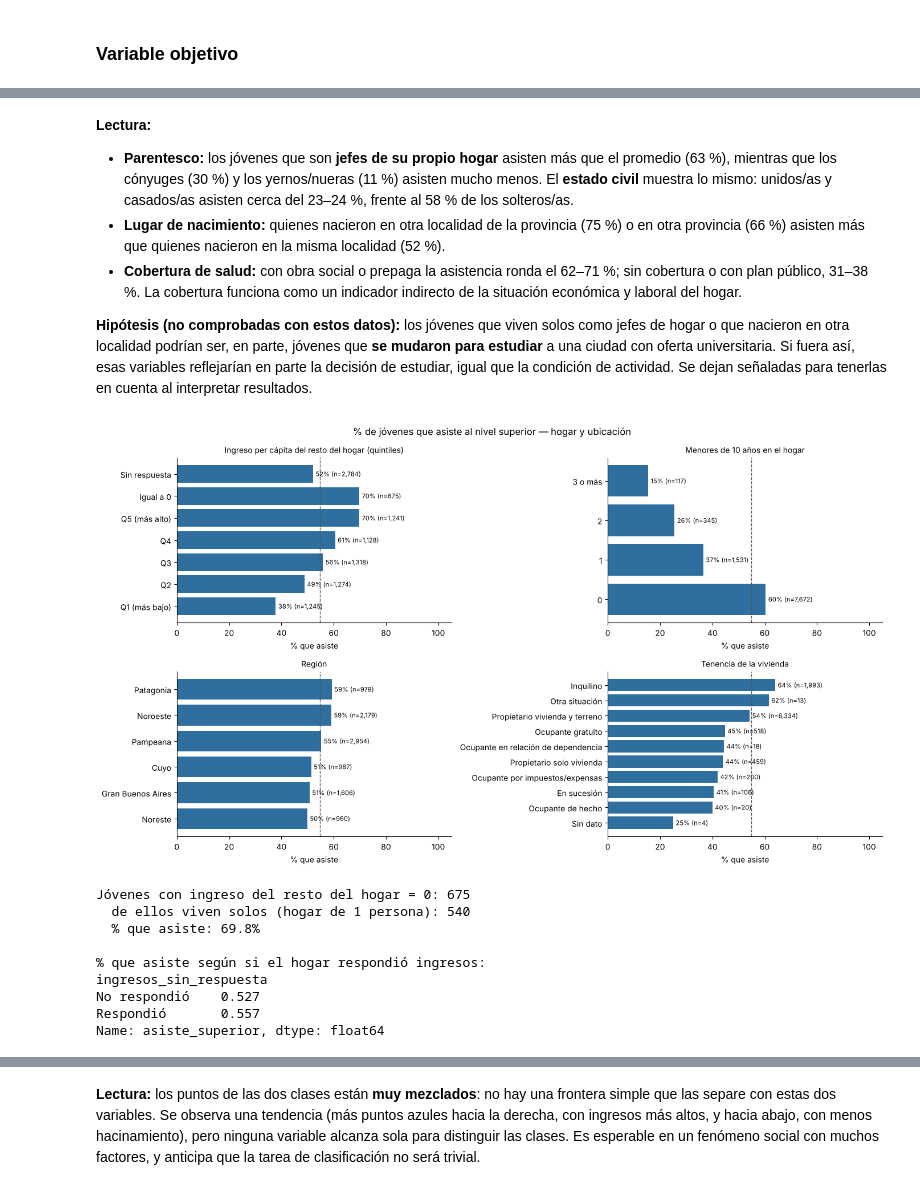
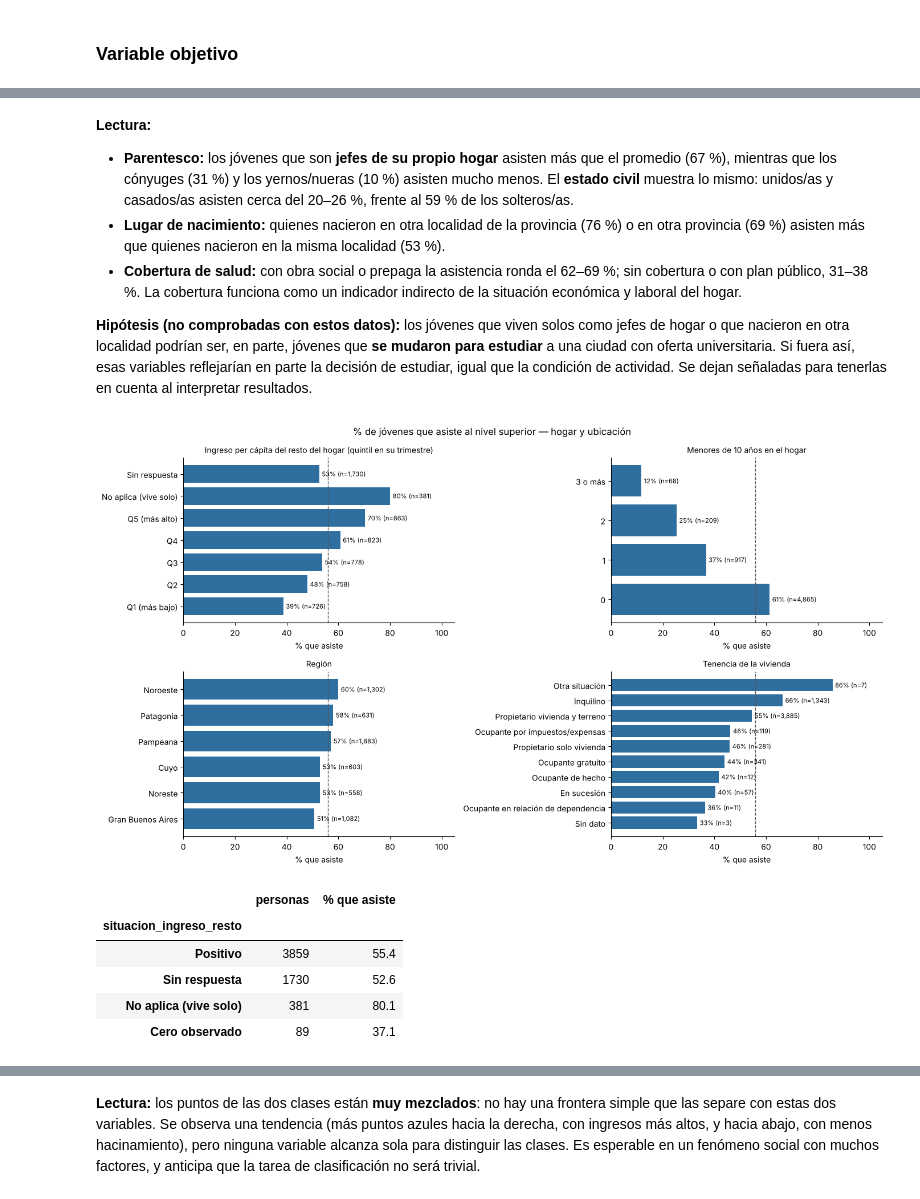
Before and after one commit to Elizabet866/prediccion-asistencia-nivel-superior-eph, a Jupyter notebook: notebooks/2.0-lei-analisis-exploratorio.ipynb, the cells around one changed output, grey strips where cells are left out. Saved outputs shown, nothing was run; the diff lists cells and outputs as text; code cells hidden in the pictures.

```diff
--- a/notebooks/2.0-lei-analisis-exploratorio.ipynb
+++ b/notebooks/2.0-lei-analisis-exploratorio.ipynb
@@ -26,8 +30,10 @@ import matplotlib.pyplot as plt
 
 pd.set_option("display.max_columns", 40)
 
-# Dataset con una fila por joven (salida de la notebook 1.0)
-datos = pd.read_csv("../data/processed/eph_jovenes_asistencia_superior.csv")
+# Dataset con una fila por joven (salida de la notebook 1.0); se conserva solo el conjunto de entrenamiento
+completo = pd.read_csv("../data/processed/eph_jovenes_asistencia_superior.csv")
+print(completo["particion"].value_counts().to_string())
+datos = completo[completo["particion"] == "entrenamiento"].reset_index(drop=True)
 OBJETIVO = "asiste_superior"
 FIGURAS = "../reports/figures/"
 
@@ -57,7 +63,7 @@ ETIQUETAS = {
 
 def con_etiquetas(columna):
     # Devuelve la columna con los códigos reemplazados por su significado (los vacíos quedan como "No aplica")
-    return datos[columna].map(ETIQUETAS[columna]).fillna("No aplica (joven jefe/a o cónyuge)") \
+    return datos[columna].map(ETIQUETAS[columna]).fillna("No aplica (el joven es jefe/a)") \
         if columna.startswith("jefe_") else datos[columna].map(ETIQUETAS[columna])
 
 datos.shape
@@ -135,4 +143,5 @@ Se usan **histogramas** para ver la forma de cada distribución (si es simétric
 # %%
-numericas = ["edad", "personas_hogar", "menores_10_hogar", "personas_por_ambiente", "ingreso_resto_hogar_pc"]
+# Resumen estadístico de las variables numéricas (el ingreso se analiza como percentil dentro del trimestre)
+numericas = ["edad", "personas_hogar", "menores_10_hogar", "personas_por_ambiente", "percentil_ingreso_resto"]
 datos[numericas].describe().round(2)
 # %% [output]
@@ -204,6 +213,10 @@ Las **tablas de frecuencia** muestran cuántos casos hay en cada categoría. Sir
 # %%
+# Tablas de frecuencia de cada variable categórica, con etiquetas
 categoricas = ["sexo", "parentesco_jefe", "estado_civil", "cobertura_salud", "lugar_nacimiento", "condicion_actividad",
-               "tipo_vivienda", "tenencia_vivienda", "jefe_nivel_educativo", "jefe_sexo", "jefe_condicion_actividad", "region"]
+               "tipo_vivienda", "tenencia_vivienda", "situacion_ingreso_resto", "jefe_nivel_educativo", "jefe_sexo",
+               "jefe_condicion_actividad", "region"]
+ETIQUETAS["situacion_ingreso_resto"] = {"positivo": "Positivo", "sin_respuesta": "Sin respuesta",
+                                        "no_aplica_vive_solo": "No aplica (vive solo)", "cero_observado": "Cero observado"}
 
 for col in categoricas:
     tabla = con_etiquetas(col).value_counts()
@@ -311,52 +325,45 @@ plt.savefig(FIGURAS + "eda_asistencia_situacion.png", dpi=110)
 # %% [markdown]
 **Lectura:**
 
-- **Parentesco:** los jóvenes que son **jefes de su propio hogar** asisten más que el promedio (63 %), mientras que los cónyuges (30 %) y los yernos/nueras (11 %) asisten mucho menos. El **estado civil** muestra lo mismo: unidos/as y casados/as asisten cerca del 23–24 %, frente al 58 % de los solteros/as.
-- **Lugar de nacimiento:** quienes nacieron en otra localidad de la provincia (75 %) o en otra provincia (66 %) asisten más que quienes nacieron en la misma localidad (52 %).
-- **Cobertura de salud:** con obra social o prepaga la asistencia ronda el 62–71 %; sin cobertura o con plan público, 31–38 %. La cobertura funciona como un indicador indirecto de la situación económica y laboral del hogar.
+- **Parentesco:** los jóvenes que son **jefes de su propio hogar** asisten más que el promedio (67 %), mientras que los cónyuges (31 %) y los yernos/nueras (10 %) asisten mucho menos. El **estado civil** muestra lo mismo: unidos/as y casados/as asisten cerca del 20–26 %, frente al 59 % de los solteros/as.
+- **Lugar de nacimiento:** quienes nacieron en otra localidad de la provincia (76 %) o en otra provincia (69 %) asisten más que quienes nacieron en la misma localidad (53 %).
+- **Cobertura de salud:** con obra social o prepaga la asistencia ronda el 62–69 %; sin cobertura o con plan público, 31–38 %. La cobertura funciona como un indicador indirecto de la situación económica y laboral del hogar.
 
 **Hipótesis (no comprobadas con estos datos):** los jóvenes que viven solos como jefes de hogar o que nacieron en otra localidad podrían ser, en parte, jóvenes que **se mudaron para estudiar** a una ciudad con oferta universitaria. Si fuera así, esas variables reflejarían en parte la decisión de estudiar, igual que la condición de actividad. Se dejan señaladas para tenerlas en cuenta al interpretar resultados.
 # %%
-datos["tramo_ingreso"] = pd.qcut(datos["ingreso_resto_hogar_pc"].where(datos["ingreso_resto_hogar_pc"] > 0), 5,
-                                 labels=["Q1 (más bajo)", "Q2", "Q3", "Q4", "Q5 (más alto)"]).astype(str)
-# Primero los hogares sin respuesta; después los de ingreso igual a 0 (jóvenes que viven solos o cuyo resto del
-# hogar no tiene ingresos): para quien vive solo el 0 es un dato cierto aunque el hogar no haya respondido
-datos.loc[datos["ingresos_sin_respuesta"] == 1, "tramo_ingreso"] = "Sin respuesta"
-datos.loc[datos["ingreso_resto_hogar_pc"] == 0, "tramo_ingreso"] = "Igual a 0"
+# Tramos de ingreso con cortes fijos del percentil (0-20, 20-40, ...): no dependen de la muestra.
+# Los casos sin percentil se muestran según su situación (vive solo / sin respuesta)
+quintil = pd.cut(datos["percentil_ingreso_resto"], [0, 20, 40, 60, 80, 100], include_lowest=True,
+                 labels=["Q1 (más bajo)", "Q2", "Q3", "Q4", "Q5 (más alto)"]).astype(str)
+datos["tramo_ingreso"] = quintil.where(datos["percentil_ingreso_resto"].notna(),
+                                       con_etiquetas("situacion_ingreso_resto"))
 
 datos["menores_10_tramo"] = datos["menores_10_hogar"].clip(upper=3).map({0: "0", 1: "1", 2: "2", 3: "3 o más"})
 
 fig, ejes = plt.subplots(2, 2, figsize=(14, 8))
-grafico_asistencia(datos["tramo_ingreso"], "Ingreso per cápita del resto del hogar (quintiles)", ejes[0, 0],
-                   orden=["Q1 (más bajo)", "Q2", "Q3", "Q4", "Q5 (más alto)", "Igual a 0", "Sin respuesta"])
+grafico_asistencia(datos["tramo_ingreso"], "Ingreso per cápita del resto del hogar (quintil en su trimestre)", ejes[0, 0],
+                   orden=["Q1 (más bajo)", "Q2", "Q3", "Q4", "Q5 (más alto)", "No aplica (vive solo)", "Sin respuesta"])
 grafico_asistencia(datos["menores_10_tramo"], "Menores de 10 años en el hogar", ejes[0, 1], orden=["0", "1", "2", "3 o más"])
 grafico_asistencia(con_etiquetas("region"), "Región", ejes[1, 0])
 grafico_asistencia(con_etiquetas("tenencia_vivienda"), "Tenencia de la vivienda", ejes[1, 1])
 plt.suptitle("% de jóvenes que asiste al nivel superior — hogar y ubicación", fontsize=12)
 plt.tight_layout()
 plt.savefig(FIGURAS + "eda_asistencia_hogar.png", dpi=110)
 # %% [output]
-[figure, old version]
+[figure, new version]
 # %%
-# ¿Quiénes tienen ingreso del resto del hogar igual a 0?
-cero = datos[datos["ingreso_resto_hogar_pc"] == 0]
-print(f"Jóvenes con ingreso del resto del hogar = 0: {len(cero)}")
-print(f"  de ellos viven solos (hogar de 1 persona): {(cero['personas_hogar'] == 1).sum()}")
-print(f"  % que asiste: {cero[OBJETIVO].mean():.1%}")
-
-# ¿El faltante de ingresos se relaciona con la respuesta?
-print("\n% que asiste según si el hogar respondió ingresos:")
-print(datos.groupby(datos["ingresos_sin_respuesta"].map({0: "Respondió", 1: "No respondió"}))[OBJETIVO].mean().round(3))
+# Las cuatro situaciones del ingreso del resto del hogar y su relación con la asistencia
+tabla = datos.groupby(con_etiquetas("situacion_ingreso_resto"))[OBJETIVO].agg(["size", "mean"])
+tabla.columns = ["personas", "% que asiste"]
+tabla["% que asiste"] = (tabla["% que asiste"] * 100).round(1)
+tabla.sort_values("personas", ascending=False)
 # %% [output]
-Jóvenes con ingreso del resto del hogar = 0: 675
-  de ellos viven solos (hogar de 1 persona): 540
-  % que asiste: 69.8%
-
-% que asiste según si el hogar respondió ingresos:
-ingresos_sin_respuesta
-No respondió    0.527
-Respondió       0.557
-Name: asiste_superior, dtype: float64
+|  | personas | % que asiste |
+| situacion_ingreso_resto |  |  |
+| Positivo | 3859 | 55.4 |
+| Sin respuesta | 1730 | 52.6 |
+| No aplica (vive solo) | 381 | 80.1 |
+| Cero observado | 89 | 37.1 |
 # %% [markdown]
 **Lectura:**
 
```
Also changed, not shown: parts of 26 cells of this notebook, 2 other files.
